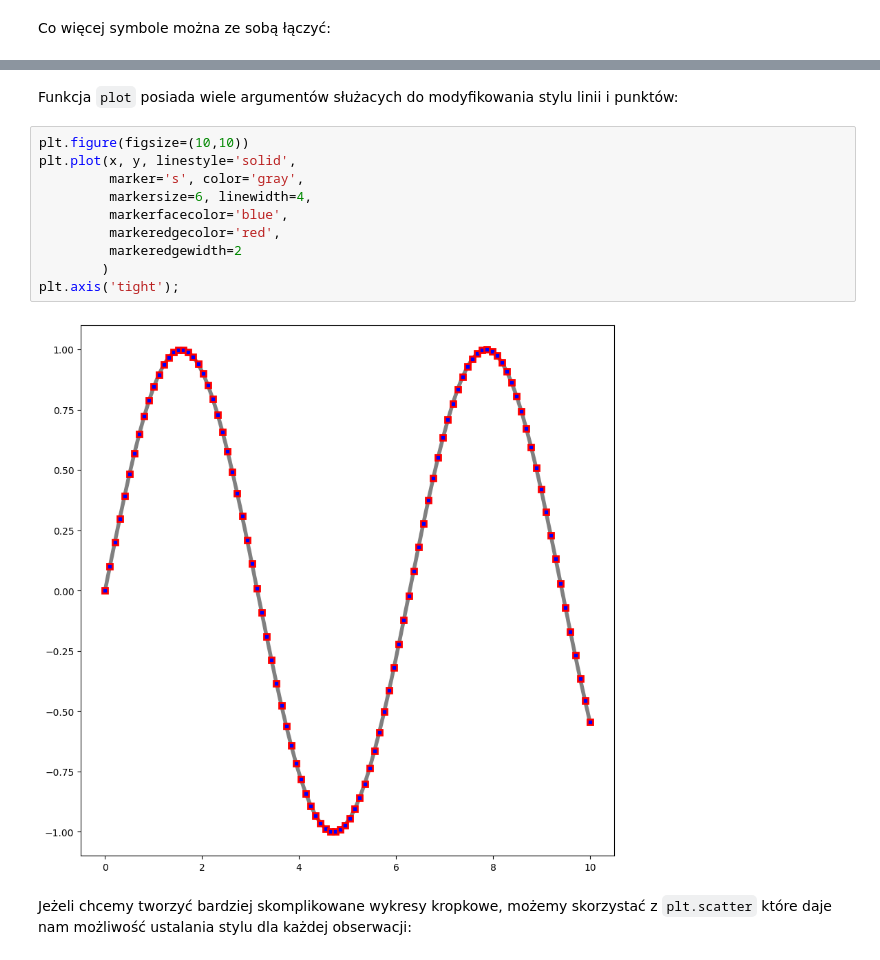
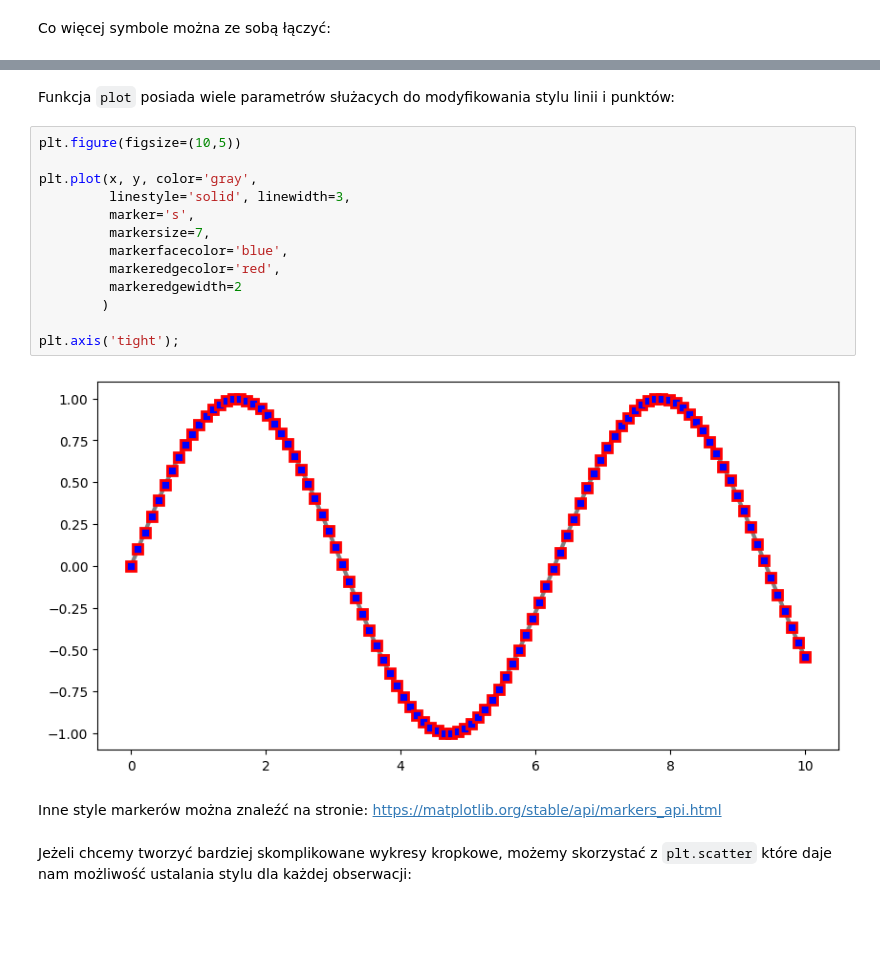
Before and after one commit to Szymon-Budziak/CodeBrainers, a Jupyter notebook: Data_science/Matplotlib.ipynb, the cells around one changed output, grey strips where cells are left out. Cells and saved outputs as stored; diff of their text form; blank space fills up the shorter version.

Commit message:
Updated Matplotlib and web scraping notebooks

```diff
--- a/Data_science/Matplotlib.ipynb
+++ b/Data_science/Matplotlib.ipynb
@@ -226,19 +237,24 @@ plt.plot(x, y, 'r*-');
 [<matplotlib.lines.Line2D at 0x...>]
 [figure]
 # %% [markdown]
-Funkcja `plot` posiada wiele argumentów służacych do modyfikowania stylu linii i punktów:
+Funkcja `plot` posiada wiele parametrów służacych do modyfikowania stylu linii i punktów:
 # %%
-plt.figure(figsize=(10,10))
-plt.plot(x, y, linestyle='solid',
-         marker='s', color='gray',
-         markersize=6, linewidth=4,
+plt.figure(figsize=(10,5))
+
+plt.plot(x, y, color='gray',
+         linestyle='solid', linewidth=3,
+         marker='s',
+         markersize=7,
          markerfacecolor='blue',
          markeredgecolor='red',
          markeredgewidth=2
         )
+
 plt.axis('tight');
 # %% [output]
-[figure, old version]
+[figure, new version]
+# %% [markdown]
+Inne style markerów można znaleźć na stronie: https://matplotlib.org/stable/api/markers_api.html
 # %% [markdown]
 Jeżeli chcemy tworzyć bardziej skomplikowane wykresy kropkowe, możemy skorzystać z `plt.scatter` które daje nam możliwość ustalania stylu dla każdej obserwacji:
 # %%
```
Also changed, not shown: parts of 21 cells of this notebook, 1 other file.
